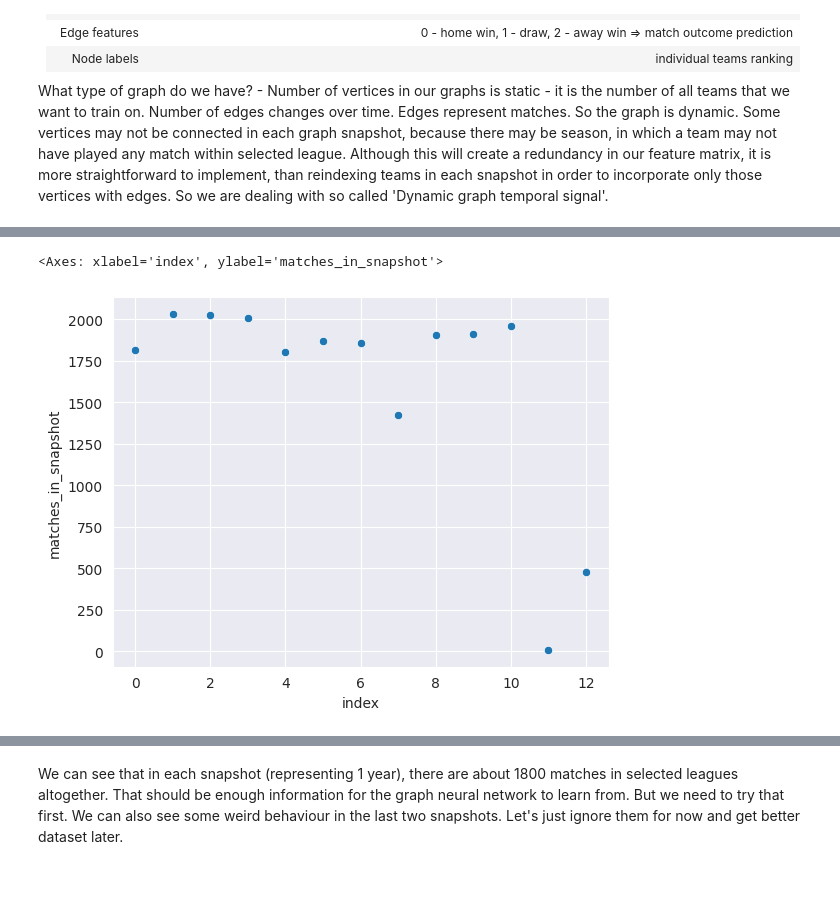
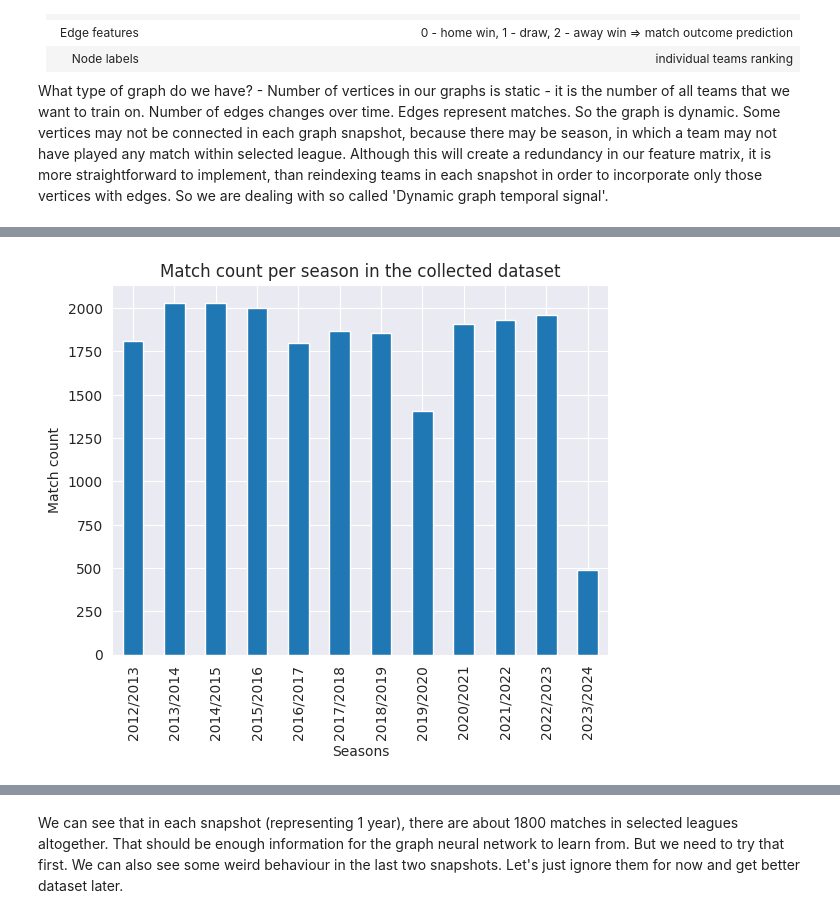
Before and after one commit to kubosis/NeRa, a Jupyter notebook: notebooks/data.ipynb, the cells around one changed output, grey strips where cells are left out. Drawn from its saved outputs; the diff is of its cells as text; code cells hidden in the pictures; blank space fills up the shorter version.

```diff
--- a/notebooks/data.ipynb
+++ b/notebooks/data.ipynb
@@ -23,20 +26,21 @@ import seaborn as sns
 What type of graph do we have? - Number of vertices in our graphs is static - it is the number of all teams that we want to train on. Number of edges changes over time. Edges represent matches. So the graph is dynamic. Some vertices may not be connected in each graph snapshot, because there may be season, in which a team may not have played any match within selected league. Although this will create a redundancy in our feature matrix, it is more straightforward to implement, than reindexing teams in each snapshot in order to incorporate only those vertices with edges. So we are dealing with so called 'Dynamic graph temporal signal'.
 # %%
 da = DataAcquisition()
-df = da.get_data(FROM_CSV, fname="../resources/other_leagues.csv")
+df = da.get_data(FROM_CSV, fname="../resources/european_leagues_basketball.csv")
 
 # see how many matches occupy each graph snapshot
 df['DT'] = pd.to_datetime(df['DT'], format="%Y-%m-%d %H:%M:%S")
 
-start_date = min(df['DT'])
-end_date = max(df['DT'])
-print(start_date, end_date)
-delta = timedelta(days=365) # 1 season duration is about 6 months, then there are 6 months when no league tournaments are played
-snapshots = []
+distinct_years = df['league_years'].value_counts().sort_index()
 
-while start_date <= end_date:
-    snapshots.append(df[((start_date + delta >= df['DT']) & (start_date <= df['DT']))].shape[0])
-    start_date += delta
+# Create a bar plot
+distinct_years.plot(kind='bar')
 
-sns.scatterplot(x="index", y="matches_in_snapshot", data=pd.DataFrame(snapshots, columns=["matches_in_snapshot"]).reset_index())
+# Add labels and title
+plt.xlabel('Seasons')
+plt.ylabel('Match count')
+plt.title('Match count per season in the collected dataset')
+plt.grid(True)
+# Show plot
+plt.show()
 # %% [output]
@@ -45,2 +48 @@ sns.scatterplot(x="index", y="matches_in_snapshot", data=pd.DataFrame(snapshots,
-<Axes: xlabel='index', ylabel='matches_in_snapshot'>
-[figure, old version]
+[figure, new version]
```
Also changed, not shown: parts of 24 cells of this notebook, 16 other files.
